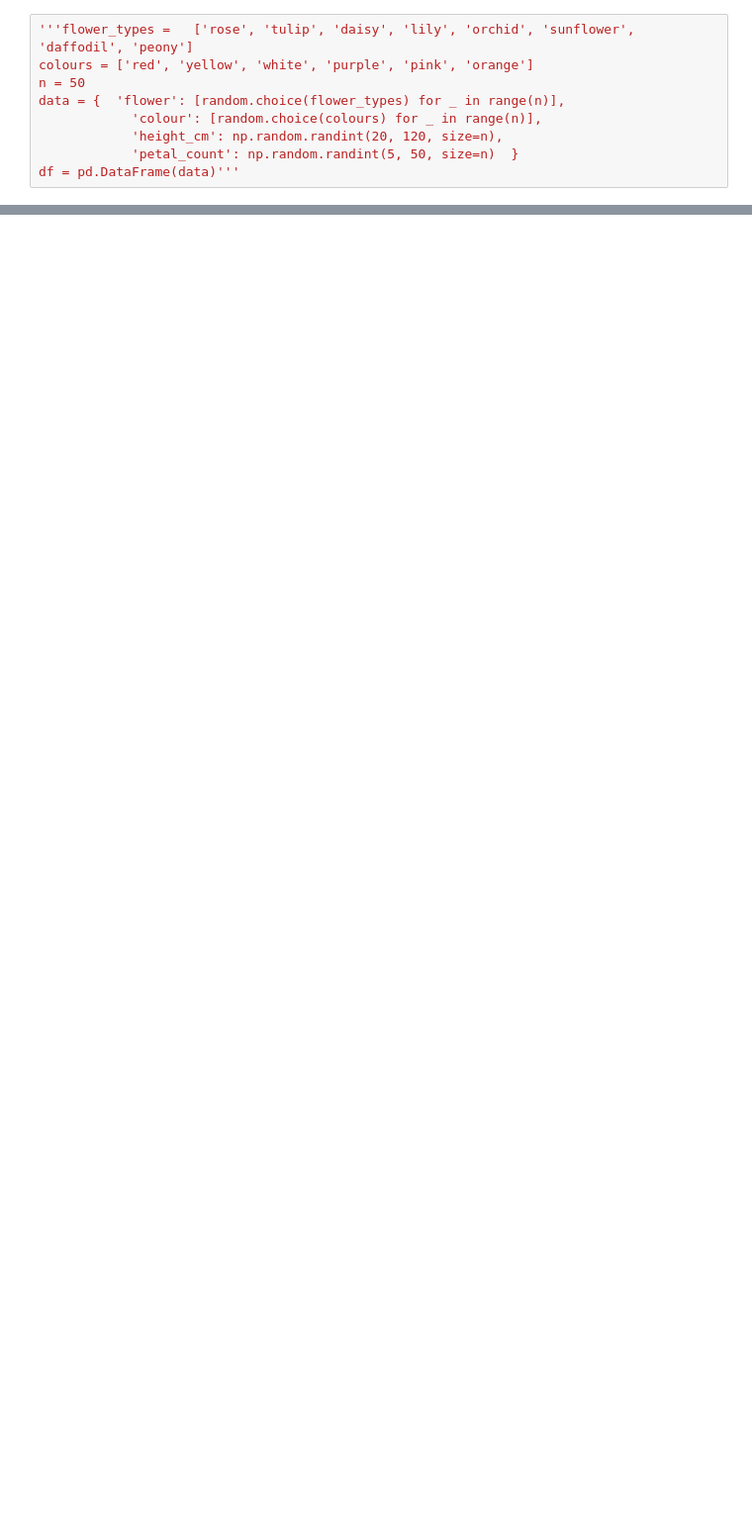
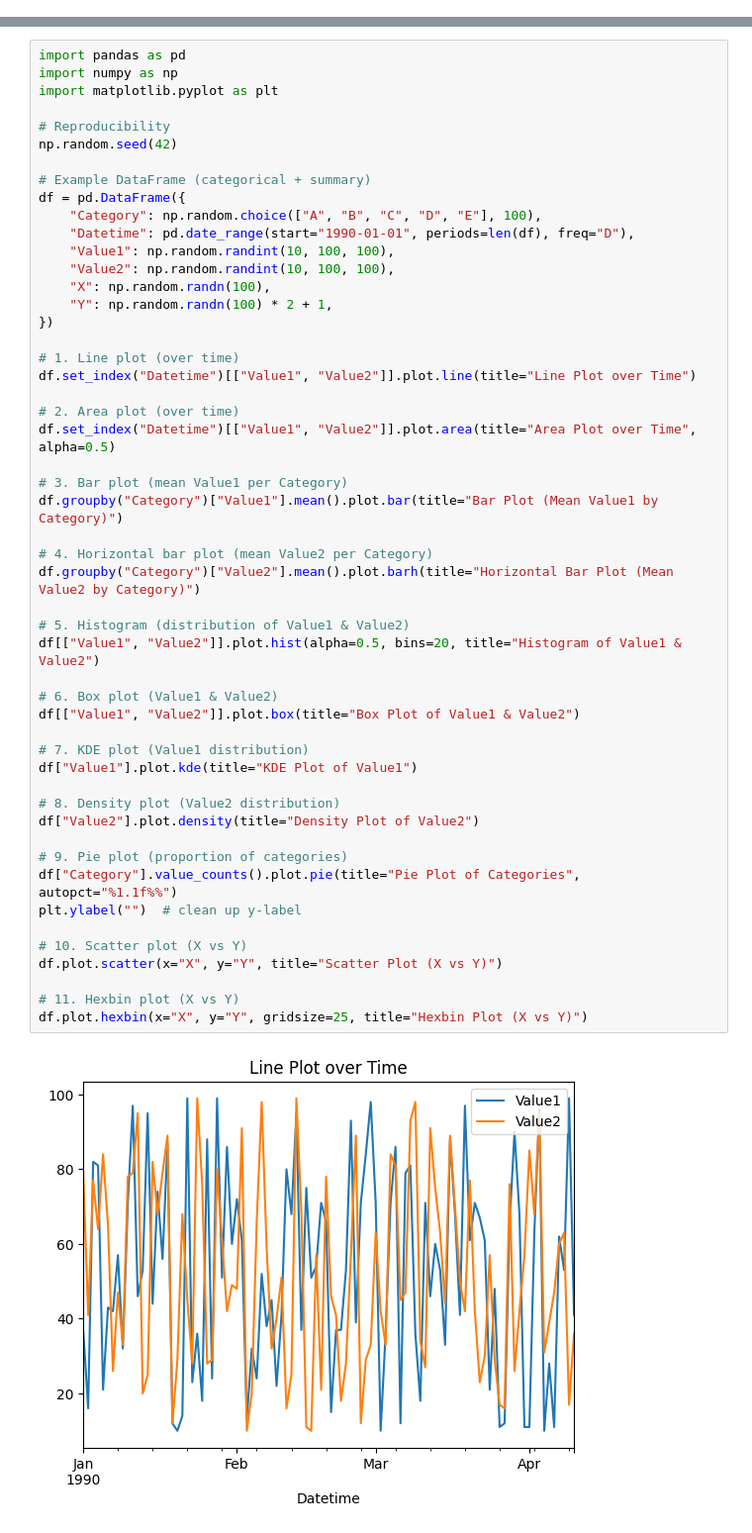
Before and after one commit to Cromana22/Google-Colab-Examples, a Jupyter notebook: Plotting.ipynb, the cells around one changed output, grey strips where cells are left out. Shown: that part at 99% size. Drawn from its saved outputs; the diff is of its cells as text; blank space fills up the shorter version.

```diff
--- a/Plotting.ipynb
+++ b/Plotting.ipynb
@@ -12,9 +2,0 @@ Create Data
-# %%
-'''flower_types = 	['rose', 'tulip', 'daisy', 'lily', 'orchid', 'sunflower', 	'daffodil', 'peony']
-colours = ['red', 'yellow', 'white', 'purple', 'pink', 'orange']
-n = 50
-data = {  'flower': [random.choice(flower_types) for _ in range(n)],
-    	    'colour': [random.choice(colours) for _ in range(n)],
-    	    'height_cm': np.random.randint(20, 120, size=n),
-    	    'petal_count': np.random.randint(5, 50, size=n)  }
-df = pd.DataFrame(data)'''
@@ -124,0 +5,53 @@ profile.to_notebook_iframe()   				          # if in Jupyter
+# %%
+import pandas as pd
+import numpy as np
+import matplotlib.pyplot as plt
+
+# Reproducibility
+np.random.seed(42)
+
+# Example DataFrame (categorical + summary)
+df = pd.DataFrame({
+    "Category": np.random.choice(["A", "B", "C", "D", "E"], 100),
+    "Datetime": pd.date_range(start="1990-01-01", periods=len(df), freq="D"),
+    "Value1": np.random.randint(10, 100, 100),
+    "Value2": np.random.randint(10, 100, 100),
+    "X": np.random.randn(100),
+    "Y": np.random.randn(100) * 2 + 1,
+})
+
+# 1. Line plot (over time)
+df.set_index("Datetime")[["Value1", "Value2"]].plot.line(title="Line Plot over Time")
+
+# 2. Area plot (over time)
+df.set_index("Datetime")[["Value1", "Value2"]].plot.area(title="Area Plot over Time", alpha=0.5)
+
+# 3. Bar plot (mean Value1 per Category)
+df.groupby("Category")["Value1"].mean().plot.bar(title="Bar Plot (Mean Value1 by Category)")
+
+# 4. Horizontal bar plot (mean Value2 per Category)
+df.groupby("Category")["Value2"].mean().plot.barh(title="Horizontal Bar Plot (Mean Value2 by Category)")
+
+# 5. Histogram (distribution of Value1 & Value2)
+df[["Value1", "Value2"]].plot.hist(alpha=0.5, bins=20, title="Histogram of Value1 & Value2")
+
+# 6. Box plot (Value1 & Value2)
+df[["Value1", "Value2"]].plot.box(title="Box Plot of Value1 & Value2")
+
+# 7. KDE plot (Value1 distribution)
+df["Value1"].plot.kde(title="KDE Plot of Value1")
+
+# 8. Density plot (Value2 distribution)
+df["Value2"].plot.density(title="Density Plot of Value2")
+
+# 9. Pie plot (proportion of categories)
+df["Category"].value_counts().plot.pie(title="Pie Plot of Categories", autopct="%1.1f%%")
+plt.ylabel("")  # clean up y-label
+
+# 10. Scatter plot (X vs Y)
+df.plot.scatter(x="X", y="Y", title="Scatter Plot (X vs Y)")
+
+# 11. Hexbin plot (X vs Y)
+df.plot.hexbin(x="X", y="Y", gridsize=25, title="Hexbin Plot (X vs Y)")
+# %% [output]
+[figure, added]
```
Also changed, not shown: parts of 16 cells of this notebook.
